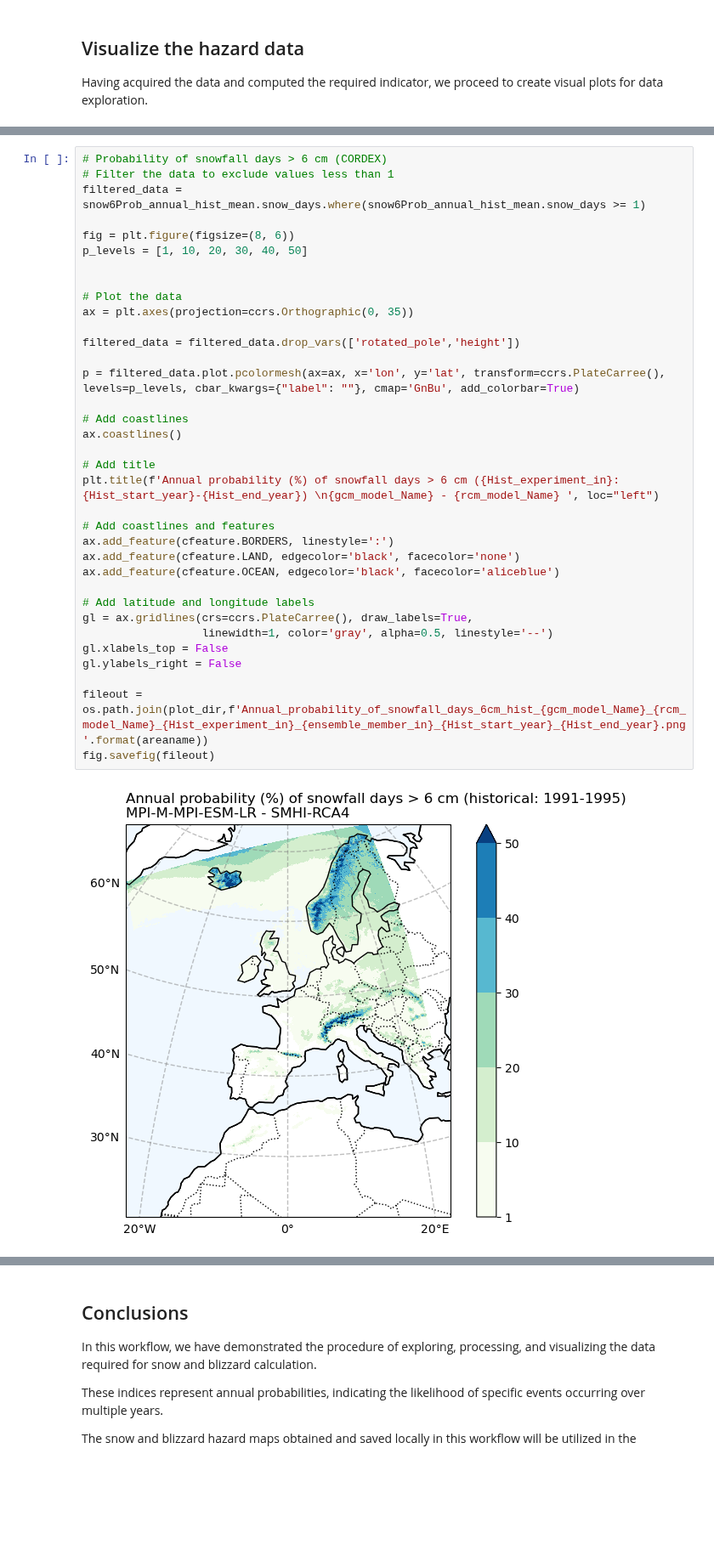
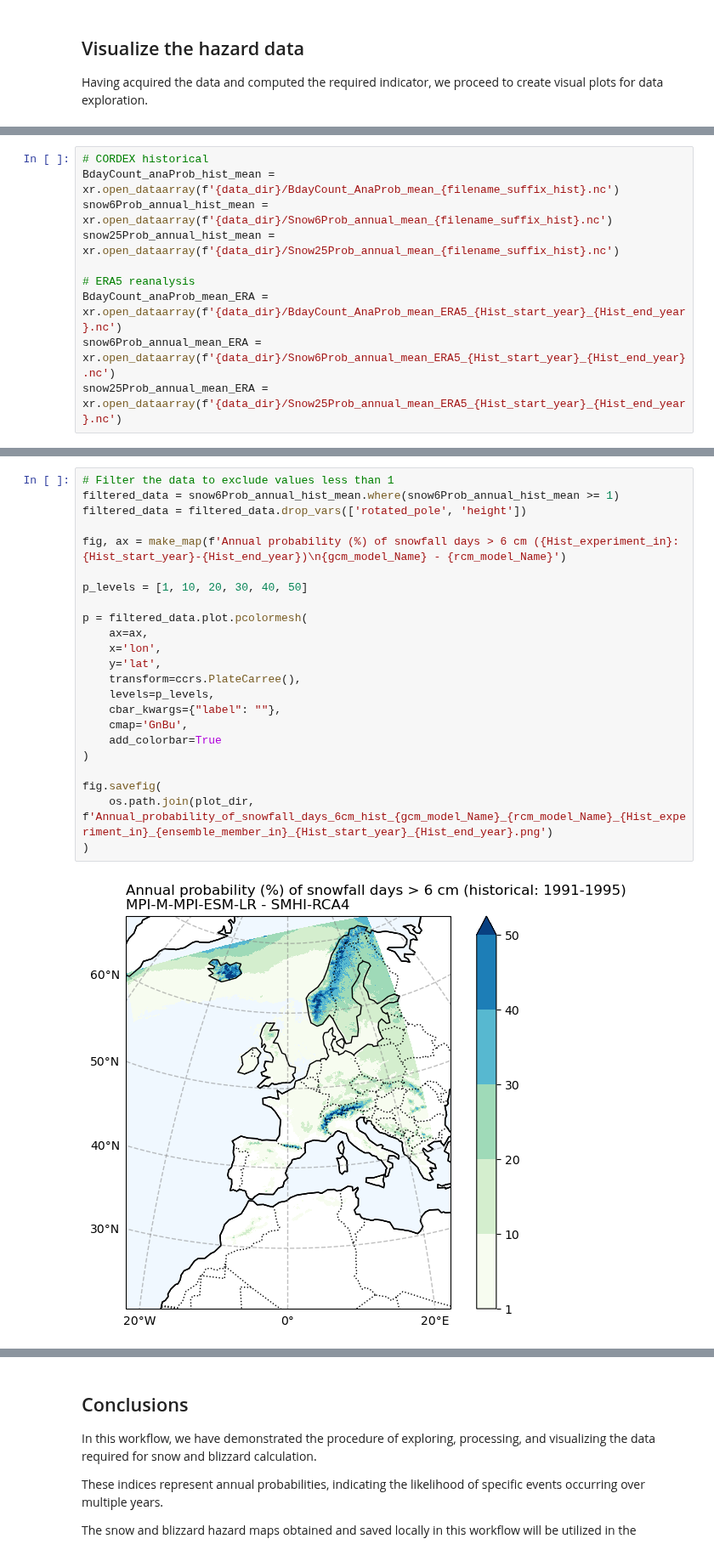
Before and after one commit to CLIMAAX/SNOW, a Jupyter notebook: 01_Heavy_snowfall_and_blizzards/Hazard_assessment_SNOW_BLIZZARDS.ipynb, the cells around one changed output, grey strips where cells are left out. Shown at 85% size. Saved outputs shown, nothing was run; the diff lists cells and outputs as text; blank space fills up the shorter version.

Commit message:
Add map template and update plotting

```diff
--- a/01_Heavy_snowfall_and_blizzards/Hazard_assessment_SNOW_BLIZZARDS.ipynb
+++ b/01_Heavy_snowfall_and_blizzards/Hazard_assessment_SNOW_BLIZZARDS.ipynb
@@ -515,0 +531,10 @@ Having acquired the data and computed the required indicator, we proceed to crea
+# %%
+# CORDEX historical
+BdayCount_anaProb_hist_mean = xr.open_dataarray(f'{data_dir}/BdayCount_AnaProb_mean_{filename_suffix_hist}.nc')
+snow6Prob_annual_hist_mean = xr.open_dataarray(f'{data_dir}/Snow6Prob_annual_mean_{filename_suffix_hist}.nc')
+snow25Prob_annual_hist_mean = xr.open_dataarray(f'{data_dir}/Snow25Prob_annual_mean_{filename_suffix_hist}.nc')
+
+# ERA5 reanalysis
+BdayCount_anaProb_mean_ERA = xr.open_dataarray(f'{data_dir}/BdayCount_AnaProb_mean_ERA5_{Hist_start_year}_{Hist_end_year}.nc')
+snow6Prob_annual_mean_ERA = xr.open_dataarray(f'{data_dir}/Snow6Prob_annual_mean_ERA5_{Hist_start_year}_{Hist_end_year}.nc')
+snow25Prob_annual_mean_ERA = xr.open_dataarray(f'{data_dir}/Snow25Prob_annual_mean_ERA5_{Hist_start_year}_{Hist_end_year}.nc')
@@ -619,37 +611,25 @@ fig.savefig(fileout)
 # %%
-# Probability of snowfall days > 6 cm (CORDEX)
 # Filter the data to exclude values less than 1
-filtered_data = snow6Prob_annual_hist_mean.snow_days.where(snow6Prob_annual_hist_mean.snow_days >= 1)
+filtered_data = snow6Prob_annual_hist_mean.where(snow6Prob_annual_hist_mean >= 1)
+filtered_data = filtered_data.drop_vars(['rotated_pole', 'height'])
 
-fig = plt.figure(figsize=(8, 6))
+fig, ax = make_map(f'Annual probability (%) of snowfall days > 6 cm ({Hist_experiment_in}: {Hist_start_year}-{Hist_end_year})\n{gcm_model_Name} - {rcm_model_Name}')
+
 p_levels = [1, 10, 20, 30, 40, 50]
 
+p = filtered_data.plot.pcolormesh(
+    ax=ax,
+    x='lon',
+    y='lat',
+    transform=ccrs.PlateCarree(),
+    levels=p_levels,
+    cbar_kwargs={"label": ""},
+    cmap='GnBu',
+    add_colorbar=True
+)
 
-# Plot the data
-ax = plt.axes(projection=ccrs.Orthographic(0, 35))
-
-filtered_data = filtered_data.drop_vars(['rotated_pole','height'])
-
-p = filtered_data.plot.pcolormesh(ax=ax, x='lon', y='lat', transform=ccrs.PlateCarree(), levels=p_levels, cbar_kwargs={"label": ""}, cmap='GnBu', add_colorbar=True)
-
-# Add coastlines
-ax.coastlines()
-
-# Add title
-plt.title(f'Annual probability (%) of snowfall days > 6 cm ({Hist_experiment_in}: {Hist_start_year}-{Hist_end_year}) \n{gcm_model_Name} - {rcm_model_Name} ', loc="left")
-
-# Add coastlines and features
-ax.add_feature(cfeature.BORDERS, linestyle=':')
-ax.add_feature(cfeature.LAND, edgecolor='black', facecolor='none')
-ax.add_feature(cfeature.OCEAN, edgecolor='black', facecolor='aliceblue')
-
-# Add latitude and longitude labels
-gl = ax.gridlines(crs=ccrs.PlateCarree(), draw_labels=True,
-                  linewidth=1, color='gray', alpha=0.5, linestyle='--')
-gl.xlabels_top = False
-gl.ylabels_right = False
-
-fileout = os.path.join(plot_dir,f'Annual_probability_of_snowfall_days_6cm_hist_{gcm_model_Name}_{rcm_model_Name}_{Hist_experiment_in}_{ensemble_member_in}_{Hist_start_year}_{Hist_end_year}.png'.format(areaname))
-fig.savefig(fileout)
+fig.savefig(
+    os.path.join(plot_dir, f'Annual_probability_of_snowfall_days_6cm_hist_{gcm_model_Name}_{rcm_model_Name}_{Hist_experiment_in}_{ensemble_member_in}_{Hist_start_year}_{Hist_end_year}.png')
+)
 # %% [output]
-[figure, old version]
+[figure, new version]
```
Also changed, not shown: parts of 28 cells of this notebook.
